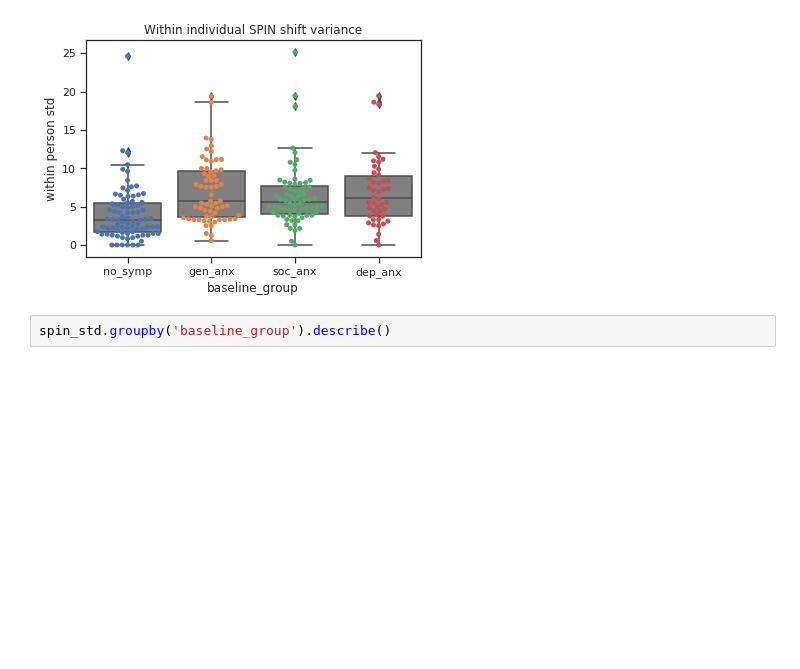
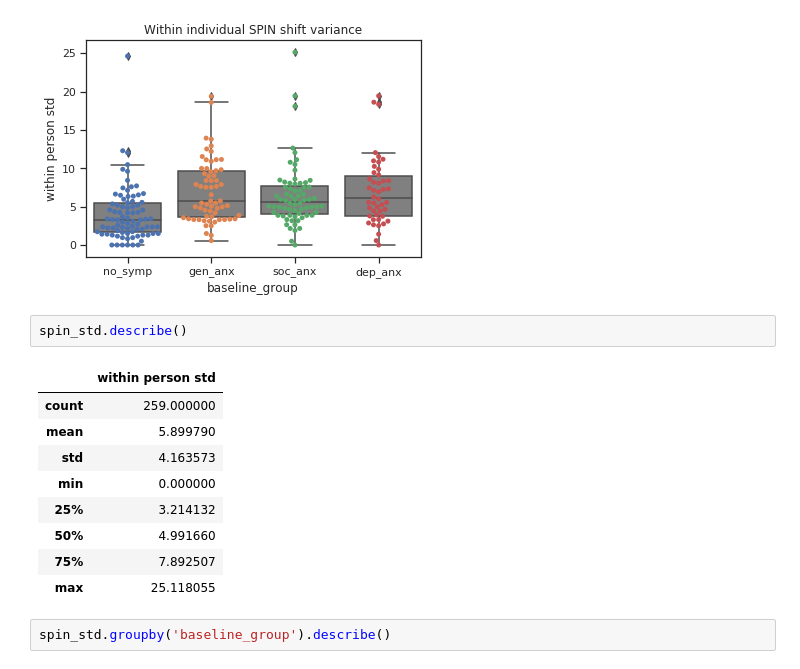
Before and after one commit to tliu526/lifesense, a Jupyter notebook: jama_change_analysis_unit_weight_all.ipynb, the cells around one changed output. Saved outputs shown, nothing was run; the diff lists cells and outputs as text; blank space fills up the shorter version.

```diff
--- a/jama_change_analysis_unit_weight_all.ipynb
+++ b/jama_change_analysis_unit_weight_all.ipynb
@@ -303,6 +313,18 @@ plt.title("Within individual SPIN shift variance")
 # %% [output]
 Text(0.5, 1.0, 'Within individual SPIN shift variance')
 [figure]
+# %%
+spin_std.describe()
+# %% [output]
+|  | within person std |
+| count | 259.000000 |
+| mean | 5.899790 |
+| std | 4.163573 |
+| min | 0.000000 |
+| 25% | 3.214132 |
+| 50% | 4.991660 |
+| 75% | 7.892507 |
+| max | 25.118055 |
 # %%
 spin_std.groupby('baseline_group').describe()
 # %% [output]
```
Also changed, not shown: parts of 13 cells of this notebook.
